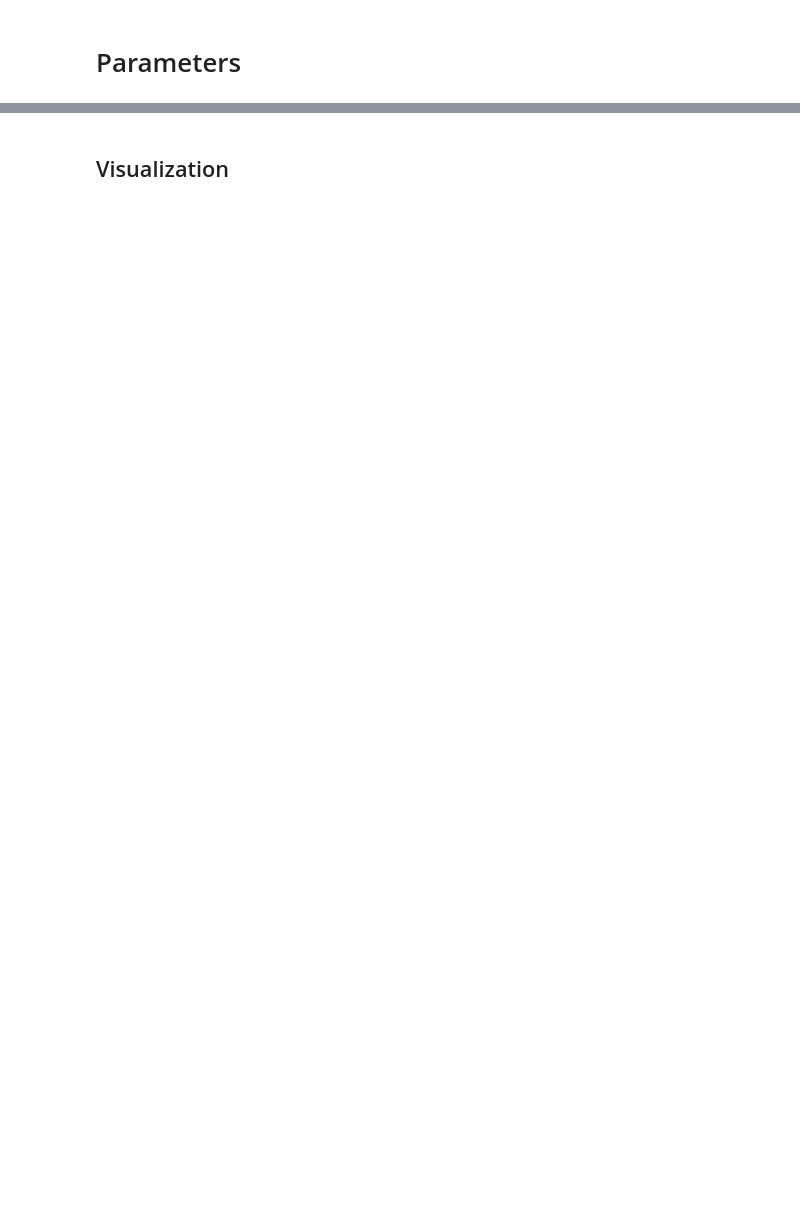
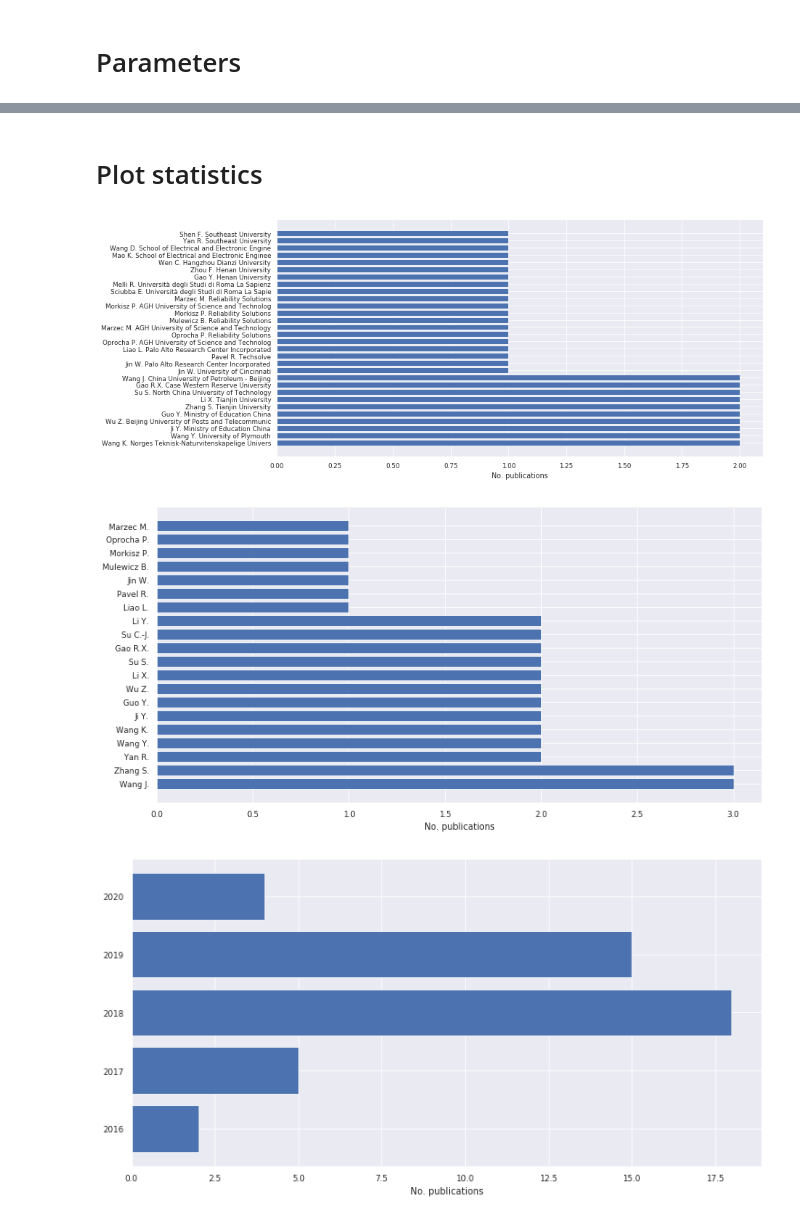
Before and after one commit to NLeSC/litstudy, a Jupyter notebook: literature_analysis.ipynb, the cells around one changed output, grey strips where cells are left out. Cells and saved outputs as stored; diff of their text form; code cells hidden in the pictures; blank space fills up the shorter version.

```diff
--- a/literature_analysis.ipynb
+++ b/literature_analysis.ipynb
@@ -374,3 +20,0 @@ plt.show()
-# %% [markdown]
-
-## Visualization
@@ -482,0 +21,27 @@ widget
+# %%
+query = 'title-abs-key("predictive maintenance" AND "deep learning")'
+# %% [markdown]
+# Plot statistics
+# %%
+reload(litstudy.plot)
+reload(litstudy.common)
+reload(litstudy.search)
+reload(litstudy.nlp)
+
+docset = litstudy.search.search_scopus(query)
+# docset = litstudy.search.search_mockup()
+
+litstudy.plot.plot_author_affiliation_histogram(docset)
+litstudy.plot.plot_author_histogram(docset)
+litstudy.plot.plot_year_histogram(docset)
+litstudy.plot.plot_source_type_histogram(docset)
+litstudy.plot.plot_number_authors_histogram(docset)
+litstudy.plot.plot_source_histogram(docset)
+litstudy.plot.plot_affiliation_histogram(docset)
+litstudy.plot.plot_country_histogram(docset)
+litstudy.plot.plot_affiliation_type_histogram(docset)
+litstudy.plot.plot_language_histogram(docset)
+# %% [output]
+[figure, added]
+[figure, added]
+[figure, added]
```
Also changed, not shown: parts of 38 cells of this notebook, 2 other files.
